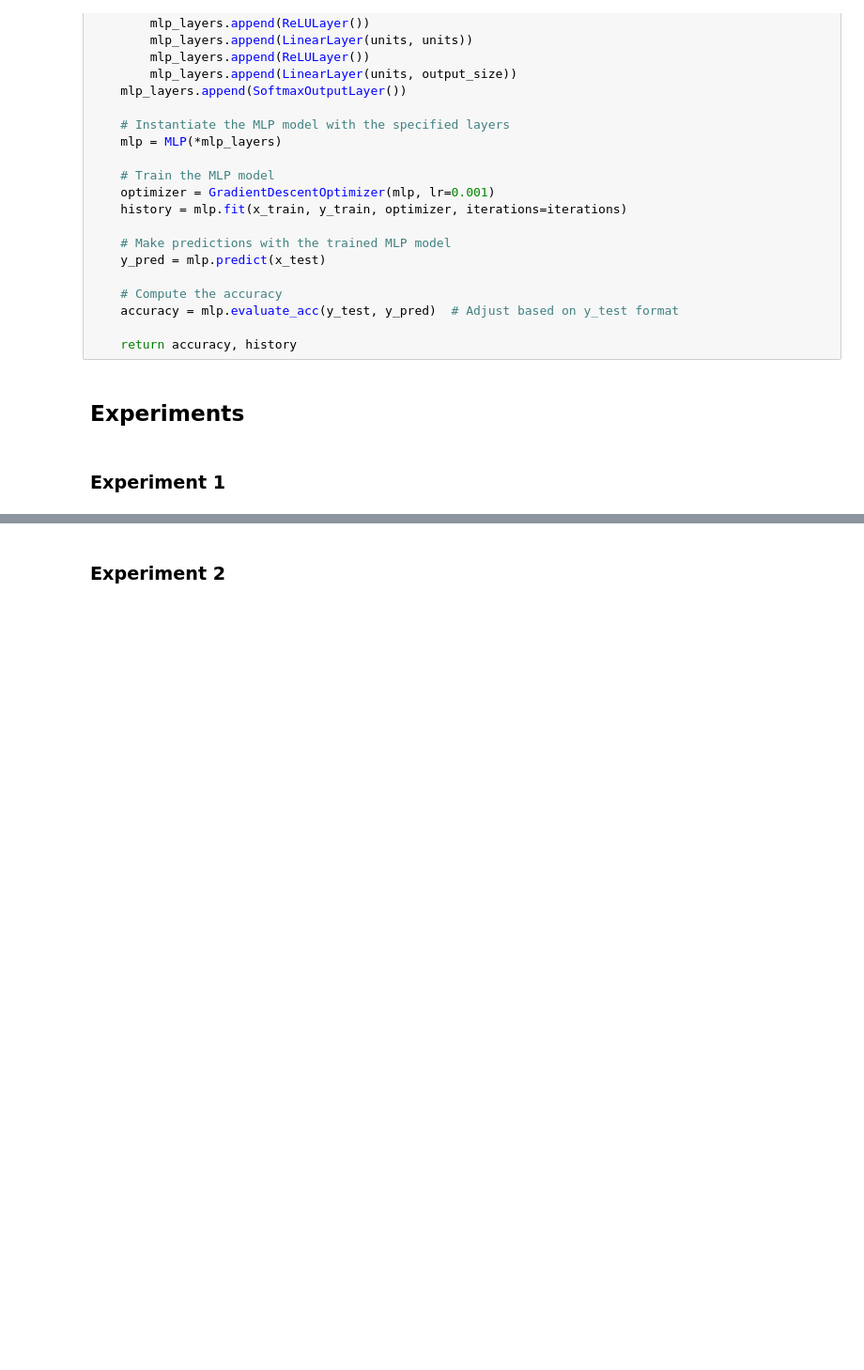
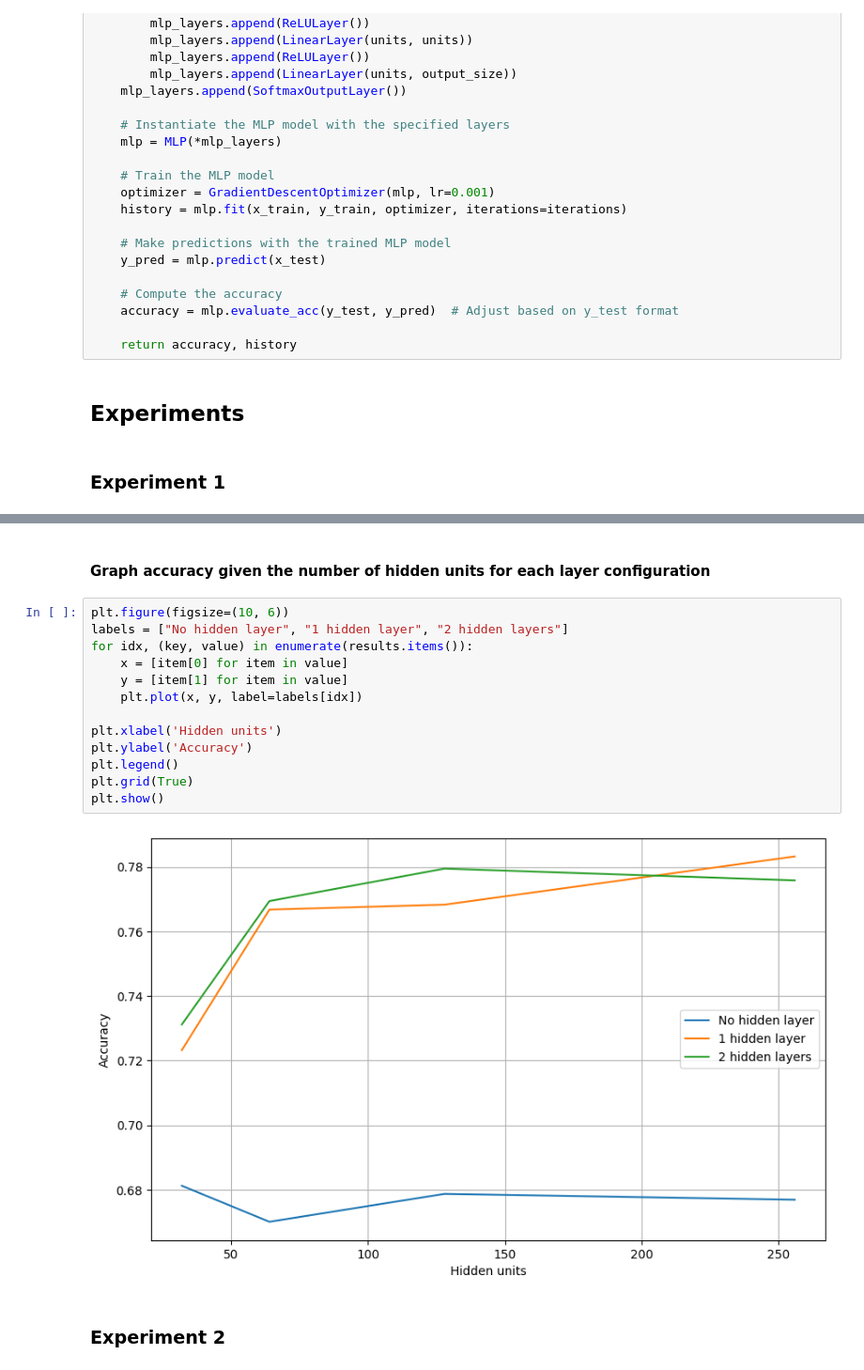
Before and after one commit to maxxrail/Image-Data-Classification, a Jupyter notebook: assignment3_group41.ipynb, the cells around one changed output, grey strips where cells are left out. Shown: that part at 94% size. Drawn from its saved outputs; the diff is of its cells as text; blank space fills up the shorter version.

```diff
--- a/assignment3_group41.ipynb
+++ b/assignment3_group41.ipynb
@@ -424,3 +503,20 @@ Max Accuracy: 0.798382598996096, for Units: 256 and Layers: One Hidden Layer
+# %% [markdown]
+#### Graph accuracy given the number of hidden units for each layer configuration
+# %%
+plt.figure(figsize=(10, 6))
+labels = ["No hidden layer", "1 hidden layer", "2 hidden layers"]
+for idx, (key, value) in enumerate(results.items()):
+    x = [item[0] for item in value]
+    y = [item[1] for item in value]
+    plt.plot(x, y, label=labels[idx])
+
+plt.xlabel('Hidden units')
+plt.ylabel('Accuracy')
+plt.legend()
+plt.grid(True)
+plt.show()
+# %% [output]
+[figure, added]
 # %% [markdown]
 ### Experiment 2 ###
 # %%
```
Also changed, not shown: parts of 5 cells of this notebook.
